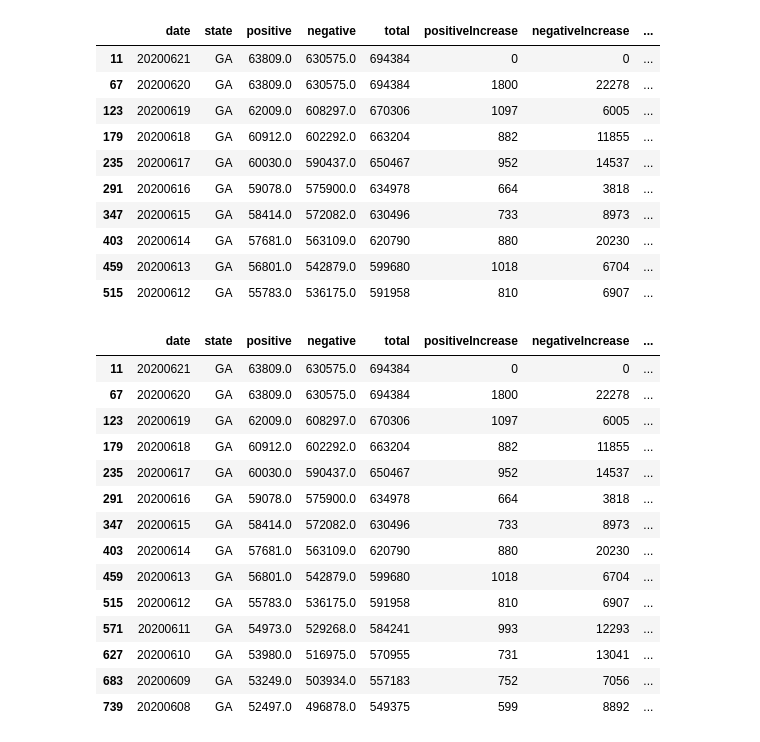
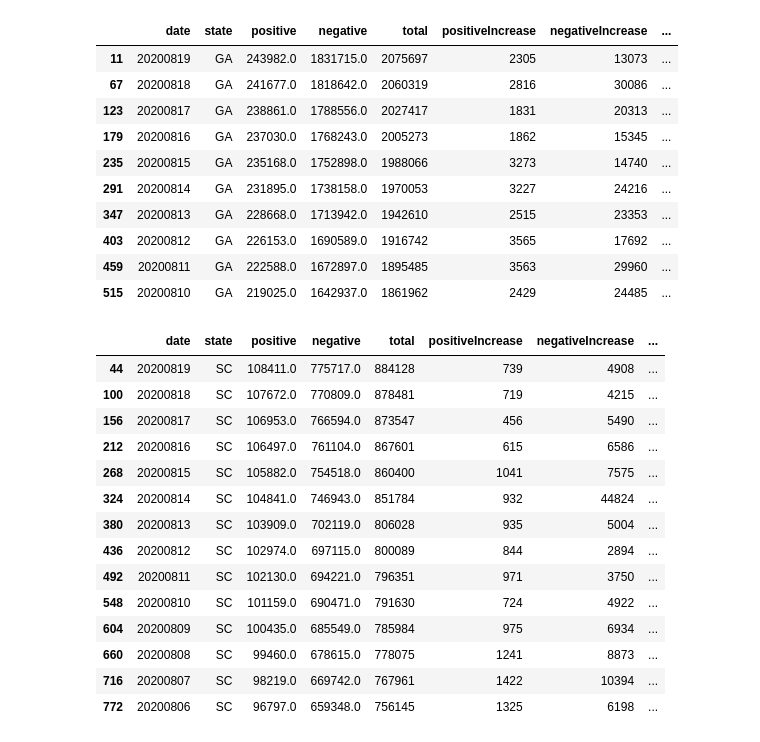
Before and after one commit to Tyler-Gatech/knightly_stats, a Jupyter notebook: notebooks/covidtesting.ipynb, the cells around one changed output. Drawn from its saved outputs; the diff is of its cells as text; code cells hidden in the pictures.

```diff
--- a/notebooks/covidtesting.ipynb
+++ b/notebooks/covidtesting.ipynb
@@ -8,7 +8,10 @@ pd.set_option('display.max_columns', None)
 # %%
 # Read in daily state data
 # df = pd.read_csv('../data/covidstatesdaily.csv')
-df = pd.read_csv('https://covidtracking.com/api/v1/states/daily.csv')
+try:
+    df = pd.read_csv('https://covidtracking.com/api/v1/states/daily.csv')
+except:
+    df = pd.read_csv('../data/daily.csv')
 df.head()
 # %% [output]
 |  | date | state | positive | negative | pending | hospitalizedCurrently | hospitalizedCumulative | ... |
@@ -39,16 +42,16 @@ df = df.sort_values(by='date', ascending=False)
 df[df.state=='GA'].head(10)
 # %% [output]
 |  | date | state | positive | negative | total | positiveIncrease | negativeIncrease | ... |
-| 11 | 20200621 | GA | 63809.0 | 630575.0 | 694384 | 0 | 0 | ... |
-| 67 | 20200620 | GA | 63809.0 | 630575.0 | 694384 | 1800 | 22278 | ... |
-| 123 | 20200619 | GA | 62009.0 | 608297.0 | 670306 | 1097 | 6005 | ... |
-| 179 | 20200618 | GA | 60912.0 | 602292.0 | 663204 | 882 | 11855 | ... |
-| 235 | 20200617 | GA | 60030.0 | 590437.0 | 650467 | 952 | 14537 | ... |
-| 291 | 20200616 | GA | 59078.0 | 575900.0 | 634978 | 664 | 3818 | ... |
-| 347 | 20200615 | GA | 58414.0 | 572082.0 | 630496 | 733 | 8973 | ... |
-| 403 | 20200614 | GA | 57681.0 | 563109.0 | 620790 | 880 | 20230 | ... |
-| 459 | 20200613 | GA | 56801.0 | 542879.0 | 599680 | 1018 | 6704 | ... |
-| 515 | 20200612 | GA | 55783.0 | 536175.0 | 591958 | 810 | 6907 | ... |
+| 11 | 20200819 | GA | 243982.0 | 1831715.0 | 2075697 | 2305 | 13073 | ... |
+| 67 | 20200818 | GA | 241677.0 | 1818642.0 | 2060319 | 2816 | 30086 | ... |
+| 123 | 20200817 | GA | 238861.0 | 1788556.0 | 2027417 | 1831 | 20313 | ... |
+| 179 | 20200816 | GA | 237030.0 | 1768243.0 | 2005273 | 1862 | 15345 | ... |
+| 235 | 20200815 | GA | 235168.0 | 1752898.0 | 1988066 | 3273 | 14740 | ... |
+| 291 | 20200814 | GA | 231895.0 | 1738158.0 | 1970053 | 3227 | 24216 | ... |
+| 347 | 20200813 | GA | 228668.0 | 1713942.0 | 1942610 | 2515 | 23353 | ... |
+| 403 | 20200812 | GA | 226153.0 | 1690589.0 | 1916742 | 3565 | 17692 | ... |
+| 459 | 20200811 | GA | 222588.0 | 1672897.0 | 1895485 | 3563 | 29960 | ... |
+| 515 | 20200810 | GA | 219025.0 | 1642937.0 | 1861962 | 2429 | 24485 | ... |
 # %%
 df['positiveTotalRate'] = (df['positive'] / df['total']).fillna(0)
 df['positiveDailyRate'] = (df['positiveIncrease'] / df['totalTestResultsIncrease']).fillna(0)
@@ -62,7 +65,7 @@ df_GA = df_GA[df_GA.date >= mindate_over500]
 # %%
 def state_rate(state_abbr):
     minp = 0
-    maxp = .4
+    maxp = .5
 
     df_state = df[df.state == state_abbr].sort_values(by='date', ascending=False)#.fillna(0)
     mindate_over500 = df_state[df_state.total >= 500].sort_values(by='date')[['date']].min().values[0]
@@ -85,7 +88,21 @@ def state_rate(state_abbr):
         width=800, height=500,
         title='Rate for {}'.format(state_abbr))
 
-    dots = alt.Chart(source).mark_circle().encode(
+#     dots = alt.Chart(source).mark_circle().encode(
+#         x=alt.X('date:T', title='date'),
+#         y=alt.Y('value:Q', axis=alt.Axis(format='%')),
+#         color=alt.Color('variable:O', scale=alt.Scale(scheme='dark2')),
+#         tooltip=['date', alt.Tooltip('value', format='.2%'), 'variable']
+#     ).properties(
+#         width=800, height=500,
+#         title='Positive Test Rates for {}'.format(state_abbr))
+
+    source2 = pd.melt(df_state, id_vars=['date'], value_vars=['positiveDailyRate'])
+    source2['value'] = source2['value'].apply(lambda x: np.nan if (x< minp or x > maxp) else x)
+
+    source2['date'] = pd.to_datetime(source2['date'], format='%Y%m%d')
+
+    dots2 = alt.Chart(source2).mark_circle().encode(
         x=alt.X('date:T', title='date'),
         y=alt.Y('value:Q', axis=alt.Axis(format='%')),
         color=alt.Color('variable:O', scale=alt.Scale(scheme='dark2')),
@@ -93,25 +110,26 @@ def state_rate(state_abbr):
     ).properties(
         width=800, height=500,
         title='Positive Test Rates for {}'.format(state_abbr))
-    return lines + dots
+
+    return lines + dots2# + dots
 # %%
-state_rate('GA')
+state_rate('SC')
 # %% [output]
 |  | date | state | positive | negative | total | positiveIncrease | negativeIncrease | ... |
-| 11 | 20200621 | GA | 63809.0 | 630575.0 | 694384 | 0 | 0 | ... |
-| 67 | 20200620 | GA | 63809.0 | 630575.0 | 694384 | 1800 | 22278 | ... |
-| 123 | 20200619 | GA | 62009.0 | 608297.0 | 670306 | 1097 | 6005 | ... |
-| 179 | 20200618 | GA | 60912.0 | 602292.0 | 663204 | 882 | 11855 | ... |
-| 235 | 20200617 | GA | 60030.0 | 590437.0 | 650467 | 952 | 14537 | ... |
-| 291 | 20200616 | GA | 59078.0 | 575900.0 | 634978 | 664 | 3818 | ... |
-| 347 | 20200615 | GA | 58414.0 | 572082.0 | 630496 | 733 | 8973 | ... |
-| 403 | 20200614 | GA | 57681.0 | 563109.0 | 620790 | 880 | 20230 | ... |
-| 459 | 20200613 | GA | 56801.0 | 542879.0 | 599680 | 1018 | 6704 | ... |
-| 515 | 20200612 | GA | 55783.0 | 536175.0 | 591958 | 810 | 6907 | ... |
-| 571 | 20200611 | GA | 54973.0 | 529268.0 | 584241 | 993 | 12293 | ... |
-| 627 | 20200610 | GA | 53980.0 | 516975.0 | 570955 | 731 | 13041 | ... |
-| 683 | 20200609 | GA | 53249.0 | 503934.0 | 557183 | 752 | 7056 | ... |
-| 739 | 20200608 | GA | 52497.0 | 496878.0 | 549375 | 599 | 8892 | ... |
+| 44 | 20200819 | SC | 108411.0 | 775717.0 | 884128 | 739 | 4908 | ... |
+| 100 | 20200818 | SC | 107672.0 | 770809.0 | 878481 | 719 | 4215 | ... |
+| 156 | 20200817 | SC | 106953.0 | 766594.0 | 873547 | 456 | 5490 | ... |
+| 212 | 20200816 | SC | 106497.0 | 761104.0 | 867601 | 615 | 6586 | ... |
+| 268 | 20200815 | SC | 105882.0 | 754518.0 | 860400 | 1041 | 7575 | ... |
+| 324 | 20200814 | SC | 104841.0 | 746943.0 | 851784 | 932 | 44824 | ... |
+| 380 | 20200813 | SC | 103909.0 | 702119.0 | 806028 | 935 | 5004 | ... |
+| 436 | 20200812 | SC | 102974.0 | 697115.0 | 800089 | 844 | 2894 | ... |
+| 492 | 20200811 | SC | 102130.0 | 694221.0 | 796351 | 971 | 3750 | ... |
+| 548 | 20200810 | SC | 101159.0 | 690471.0 | 791630 | 724 | 4922 | ... |
+| 604 | 20200809 | SC | 100435.0 | 685549.0 | 785984 | 975 | 6934 | ... |
+| 660 | 20200808 | SC | 99460.0 | 678615.0 | 778075 | 1241 | 8873 | ... |
+| 716 | 20200807 | SC | 98219.0 | 669742.0 | 767961 | 1422 | 10394 | ... |
+| 772 | 20200806 | SC | 96797.0 | 659348.0 | 756145 | 1325 | 6198 | ... |
 [interactive output not drawn]
 # %%
 rate = 'positiveRate7' # positiveTotalRate
```
Also changed, not shown: parts of 7 cells of this notebook, 1 other file.
